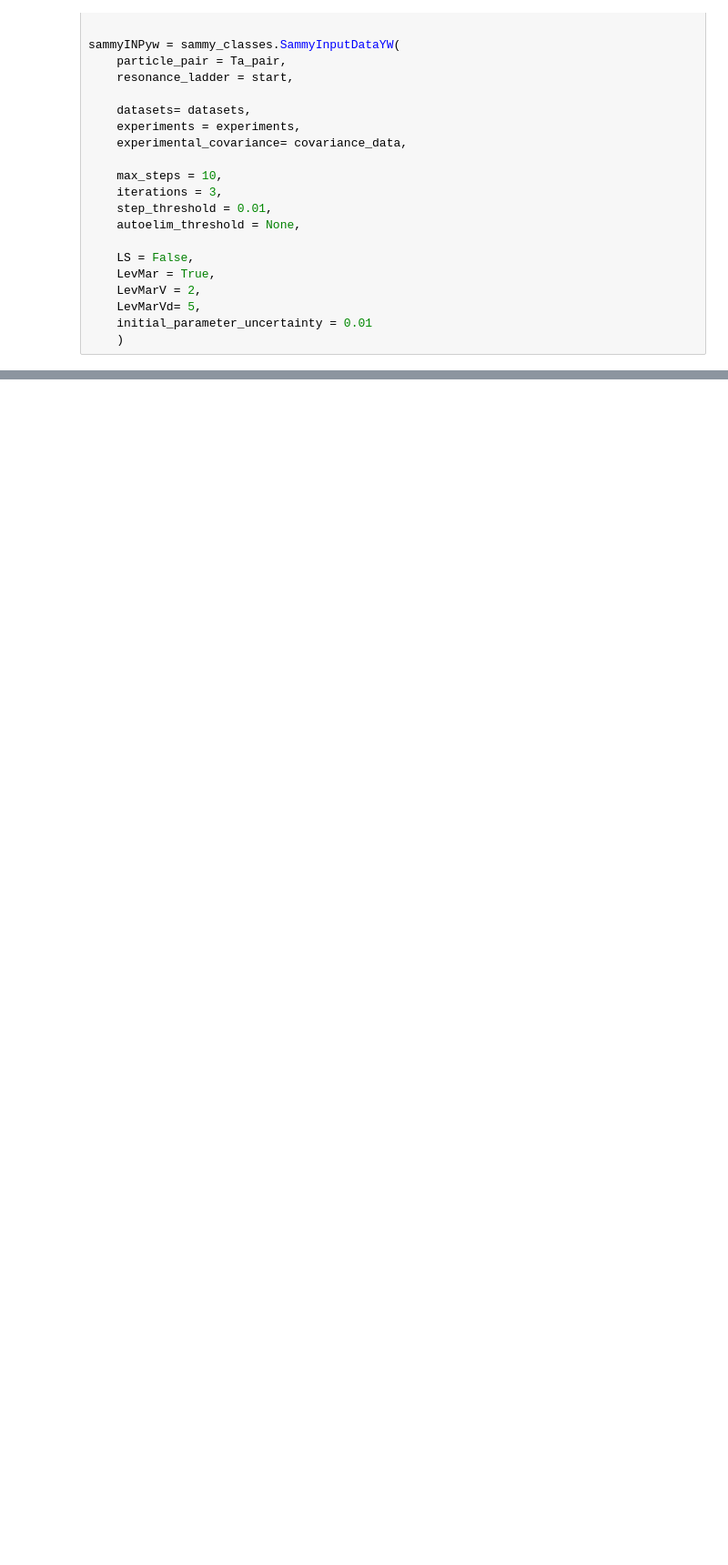
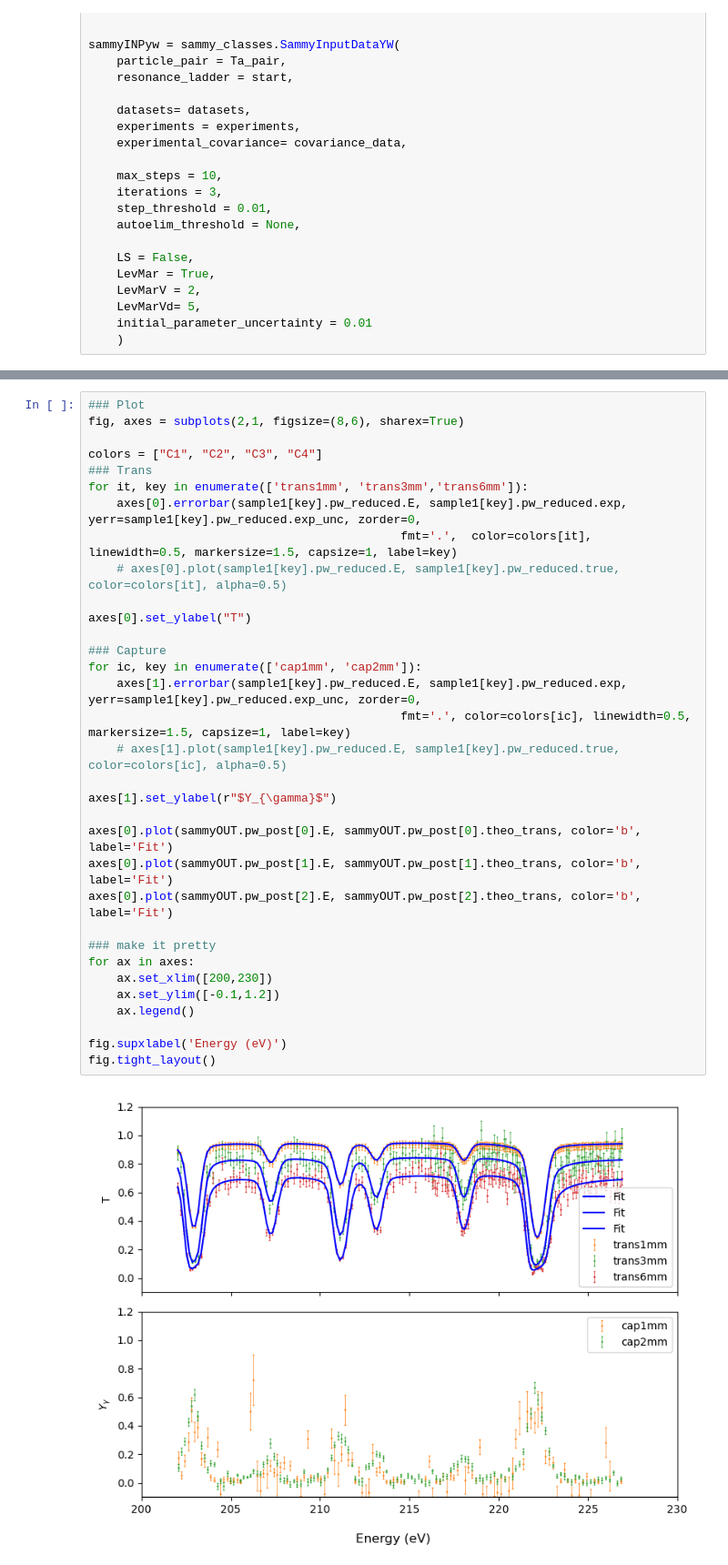
Before and after one commit to Naww137/ATARI, a Jupyter notebook: examples/Ta181_Analysis/AnalyzeTa181_GenerateData.ipynb, the cells around one changed output, grey strips where cells are left out. Shown at 91% size. Saved outputs shown, nothing was run; the diff lists cells and outputs as text; blank space fills up the shorter version.

```diff
--- a/examples/Ta181_Analysis/AnalyzeTa181_GenerateData.ipynb
+++ b/examples/Ta181_Analysis/AnalyzeTa181_GenerateData.ipynb
@@ -912 +828,36 @@ step fudge: ['trans1mm', 'trans3mm', 'trans6mm', 'cap1mm', 'cap2mm', 'sum', 'sum
 Chi2 improvement below threshold
+# %%
+### Plot
+fig, axes = subplots(2,1, figsize=(8,6), sharex=True)
+
+colors = ["C1", "C2", "C3", "C4"]
+### Trans
+for it, key in enumerate(['trans1mm', 'trans3mm','trans6mm']):
+    axes[0].errorbar(sample1[key].pw_reduced.E, sample1[key].pw_reduced.exp, yerr=sample1[key].pw_reduced.exp_unc, zorder=0,
+                                            fmt='.',  color=colors[it], linewidth=0.5, markersize=1.5, capsize=1, label=key)
+    # axes[0].plot(sample1[key].pw_reduced.E, sample1[key].pw_reduced.true, color=colors[it], alpha=0.5)
+
+axes[0].set_ylabel("T")
+
+### Capture
+for ic, key in enumerate(['cap1mm', 'cap2mm']):
+    axes[1].errorbar(sample1[key].pw_reduced.E, sample1[key].pw_reduced.exp, yerr=sample1[key].pw_reduced.exp_unc, zorder=0,
+                                            fmt='.', color=colors[ic], linewidth=0.5, markersize=1.5, capsize=1, label=key)
+    # axes[1].plot(sample1[key].pw_reduced.E, sample1[key].pw_reduced.true, color=colors[ic], alpha=0.5)
+
+axes[1].set_ylabel(r"$Y_{\gamma}$")
+
+axes[0].plot(sammyOUT.pw_post[0].E, sammyOUT.pw_post[0].theo_trans, color='b', label='Fit')
+axes[0].plot(sammyOUT.pw_post[1].E, sammyOUT.pw_post[1].theo_trans, color='b', label='Fit')
+axes[0].plot(sammyOUT.pw_post[2].E, sammyOUT.pw_post[2].theo_trans, color='b', label='Fit')
+
+### make it pretty
+for ax in axes:
+    ax.set_xlim([200,230])
+    ax.set_ylim([-0.1,1.2])
+    ax.legend()
+
+fig.supxlabel('Energy (eV)')
+fig.tight_layout()
+# %% [output]
+[figure, added]
```
Also changed, not shown: parts of 21 cells of this notebook, 1 other file.
